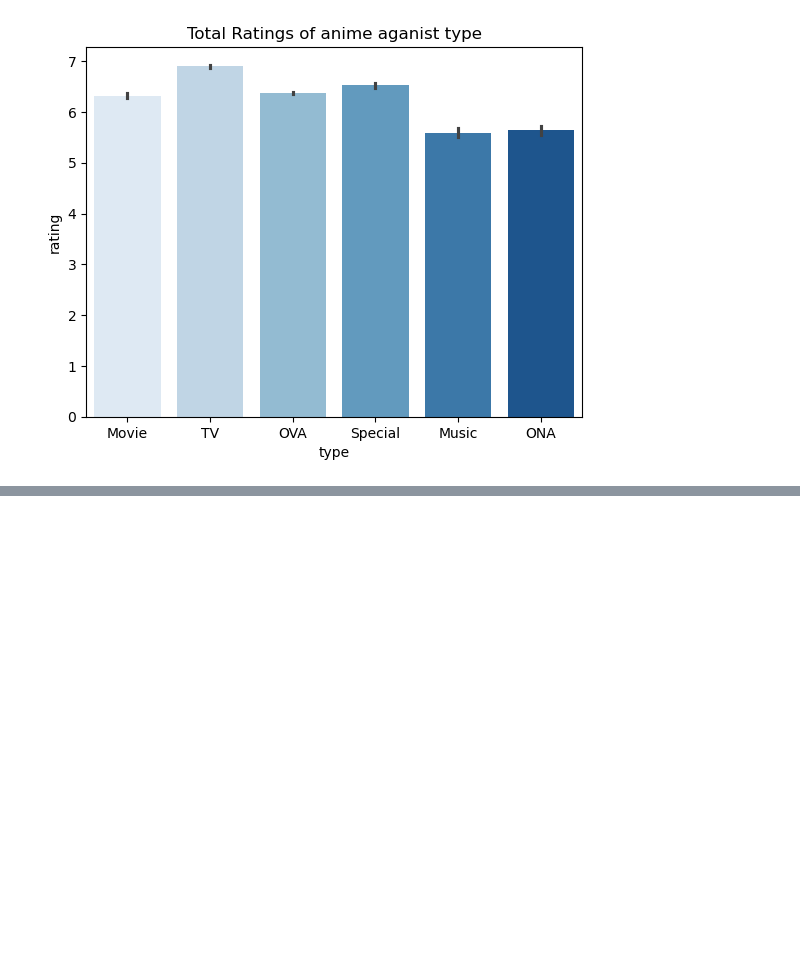
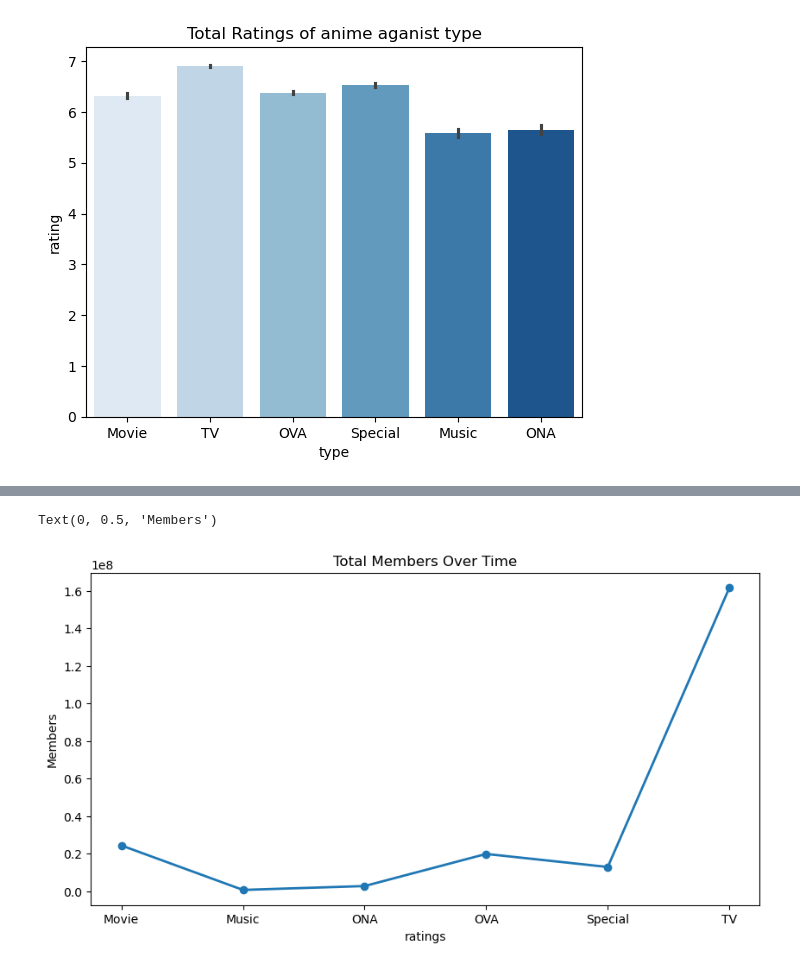
Before and after one commit to mugoarnold0-shiniars/datascience, a Jupyter notebook: ANIME.ipynb, the cells around one changed output, grey strips where cells are left out. Drawn from its saved outputs; the diff is of its cells as text; code cells hidden in the pictures; blank space fills up the shorter version.

```diff
--- a/ANIME.ipynb
+++ b/ANIME.ipynb
@@ -74,0 +93,18 @@ Text(0.5, 1.0, 'Total Ratings of anime aganist type')
+# %%
+# below is a line graph showing the total sales made over time
+
+data['rating']=pandas.to_numeric(data["rating"])
+
+daily_sales = data.groupby("type")["members"].sum()
+
+# plot
+plt.figure(figsize=(10,5))
+plt.plot(daily_sales.index,daily_sales.values,marker='o',linestyle="-",linewidth=2)
+plt.grid
+plt.title("Total Members Over Time")
+plt.tight_layout
+plt.xlabel("ratings")
+plt.ylabel("Members")
+# %% [output]
+Text(0, 0.5, 'Members')
+[figure, added]
```
Also changed, not shown: parts of 5 cells of this notebook, 2 other files.
